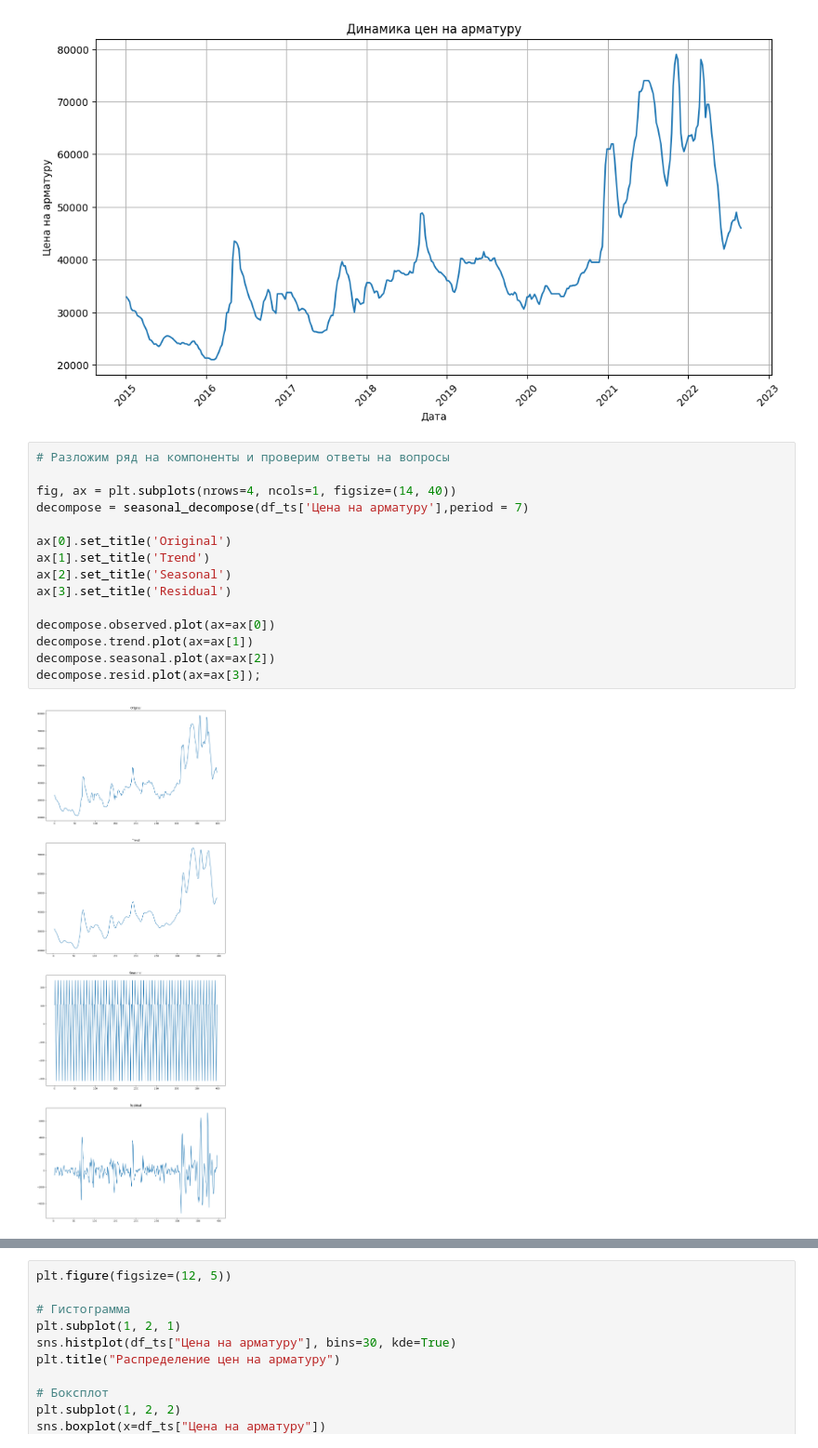
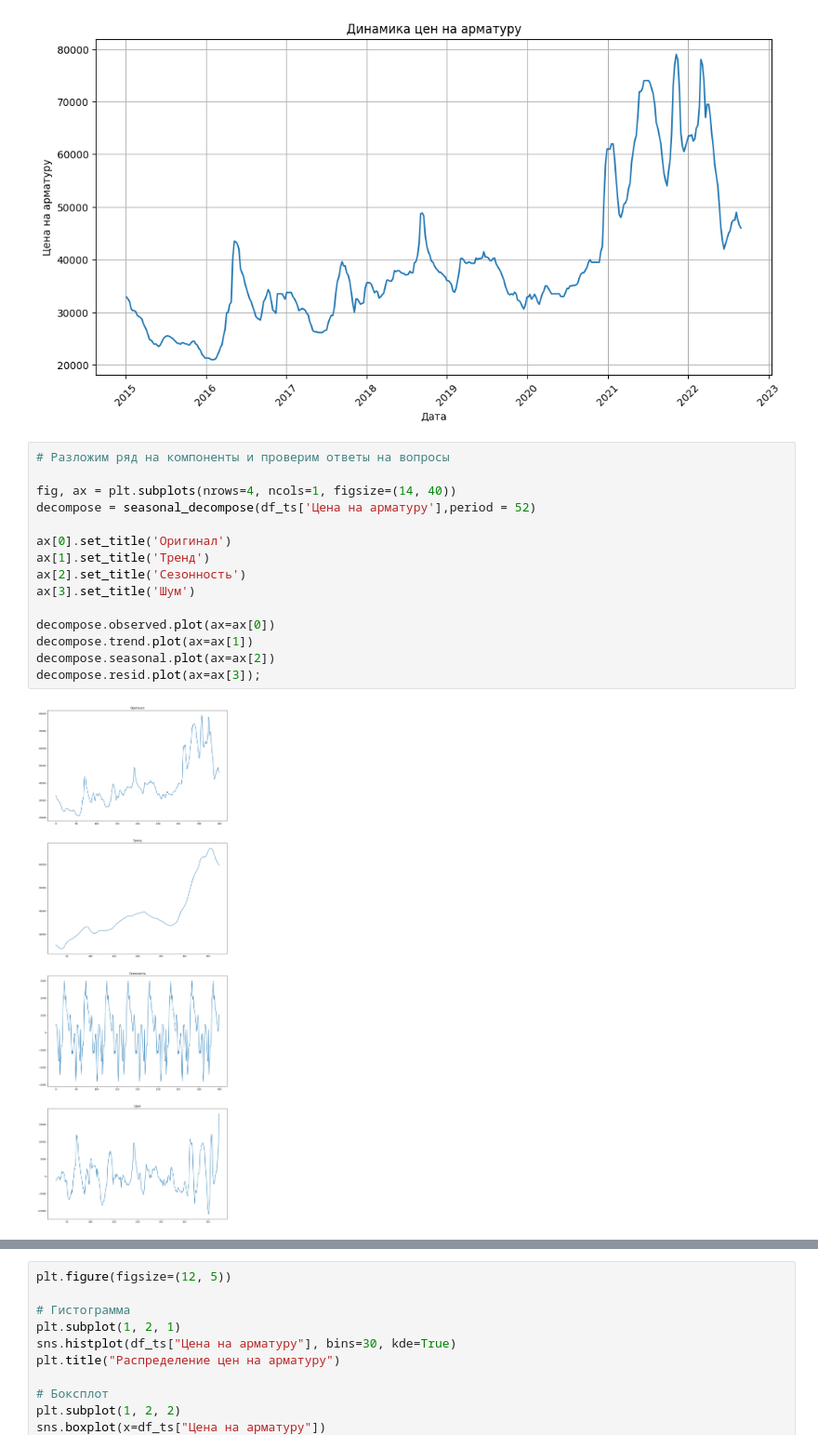
Before and after one commit to Klop4ikk/3int, a Jupyter notebook: Интенсив3_Флейшгауэр.ipynb, the cells around one changed output, grey strips where cells are left out. Shown at 93% size. Drawn from its saved outputs; the diff is of its cells as text.

```diff
--- a/Интенсив3_Флейшгауэр.ipynb
+++ b/Интенсив3_Флейшгауэр.ipynb
@@ -92,19 +94,19 @@ plt.show()
 # %%
 # Разложим ряд на компоненты и проверим ответы на вопросы
 
 fig, ax = plt.subplots(nrows=4, ncols=1, figsize=(14, 40))
-decompose = seasonal_decompose(df_ts['Цена на арматуру'],period = 7)
+decompose = seasonal_decompose(df_ts['Цена на арматуру'],period = 52)
 
-ax[0].set_title('Original')
-ax[1].set_title('Trend')
-ax[2].set_title('Seasonal')
-ax[3].set_title('Residual')
+ax[0].set_title('Оригинал')
+ax[1].set_title('Тренд')
+ax[2].set_title('Сезонность')
+ax[3].set_title('Шум')
 
 decompose.observed.plot(ax=ax[0])
 decompose.trend.plot(ax=ax[1])
 decompose.seasonal.plot(ax=ax[2])
 decompose.resid.plot(ax=ax[3]);
 # %% [output]
-[figure, old version]
+[figure, new version]
 # %%
 # Получил 'сырые' значения автокорреляций
```
Also changed, not shown: parts of 15 cells of this notebook.
